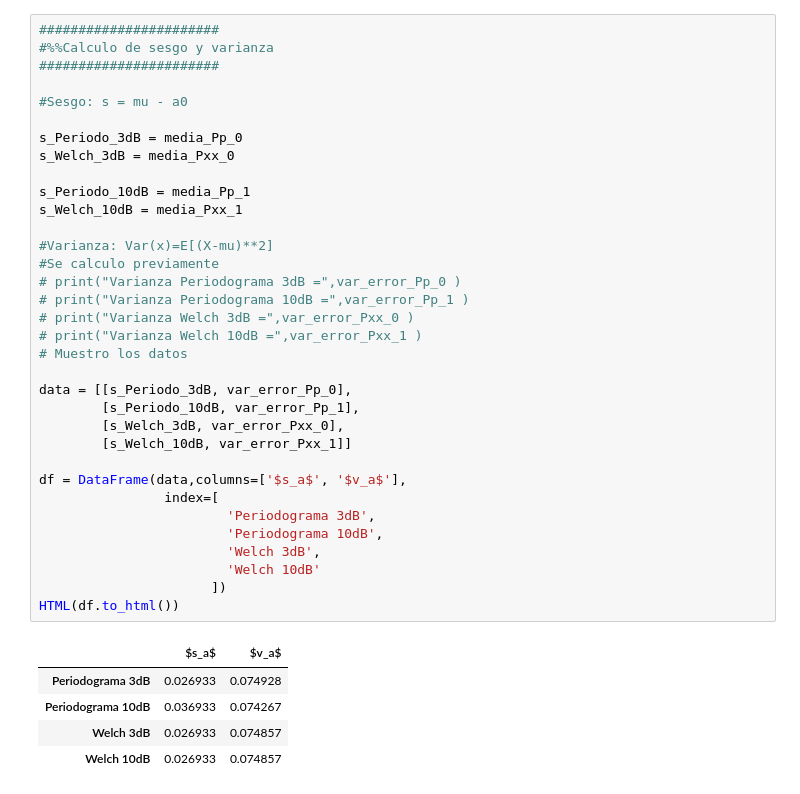
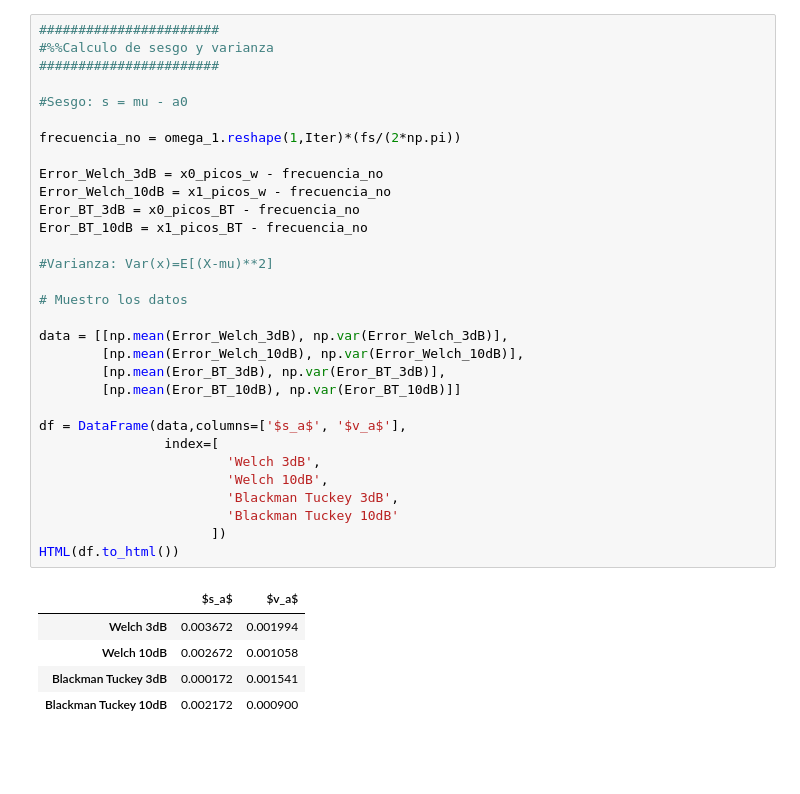
Before and after one commit to EmaOlay/PDS2021, a Jupyter notebook: TS8.ipynb, the cells around one changed output. Cells and saved outputs as stored; diff of their text form; blank space fills up the shorter version.

```diff
--- a/TS8.ipynb
+++ b/TS8.ipynb
@@ -453,40 +369,37 @@ Con lo cual intuyo que esta manteniendo una suerte de relacion de area.<br>
-# %%
-#######################
-#%%Calculo de sesgo y varianza
-#######################
-
-#Sesgo: s = mu - a0
-
-s_Periodo_3dB = media_Pp_0
-s_Welch_3dB = media_Pxx_0
-
-s_Periodo_10dB = media_Pp_1
-s_Welch_10dB = media_Pxx_1
-
-#Varianza: Var(x)=E[(X-mu)**2]
-#Se calculo previamente
-# print("Varianza Periodograma 3dB =",var_error_Pp_0 )
-# print("Varianza Periodograma 10dB =",var_error_Pp_1 )
-# print("Varianza Welch 3dB =",var_error_Pxx_0 )
-# print("Varianza Welch 10dB =",var_error_Pxx_1 )
-# Muestro los datos
-
-data = [[s_Periodo_3dB, var_error_Pp_0],
-        [s_Periodo_10dB, var_error_Pp_1],
-        [s_Welch_3dB, var_error_Pxx_0],
-        [s_Welch_10dB, var_error_Pxx_1]]
-
-df = DataFrame(data,columns=['$s_a$', '$v_a$'],
-                index=[
-                        'Periodograma 3dB',
-                        'Periodograma 10dB',
-                        'Welch 3dB',
-                        'Welch 10dB'
-                      ])
-HTML(df.to_html())
-# %% [output]
-|  | $s_a$ | $v_a$ |
-| Periodograma 3dB | 0.026933 | 0.074928 |
-| Periodograma 10dB | 0.036933 | 0.074267 |
-| Welch 3dB | 0.026933 | 0.074857 |
-| Welch 10dB | 0.026933 | 0.074857 |
+# %%
+#######################
+#%%Calculo de sesgo y varianza
+#######################
+
+#Sesgo: s = mu - a0
+
+frecuencia_no = omega_1.reshape(1,Iter)*(fs/(2*np.pi))
+
+Error_Welch_3dB = x0_picos_w - frecuencia_no
+Error_Welch_10dB = x1_picos_w - frecuencia_no
+Eror_BT_3dB = x0_picos_BT - frecuencia_no
+Eror_BT_10dB = x1_picos_BT - frecuencia_no
+
+#Varianza: Var(x)=E[(X-mu)**2]
+
+# Muestro los datos
+
+data = [[np.mean(Error_Welch_3dB), np.var(Error_Welch_3dB)],
+        [np.mean(Error_Welch_10dB), np.var(Error_Welch_10dB)],
+        [np.mean(Eror_BT_3dB), np.var(Eror_BT_3dB)],
+        [np.mean(Eror_BT_10dB), np.var(Eror_BT_10dB)]]
+
+df = DataFrame(data,columns=['$s_a$', '$v_a$'],
+                index=[
+                        'Welch 3dB',
+                        'Welch 10dB',
+                        'Blackman Tuckey 3dB',
+                        'Blackman Tuckey 10dB'
+                      ])
+HTML(df.to_html())
+# %% [output]
+|  | $s_a$ | $v_a$ |
+| Welch 3dB | 0.003672 | 0.001994 |
+| Welch 10dB | 0.002672 | 0.001058 |
+| Blackman Tuckey 3dB | 0.000172 | 0.001541 |
+| Blackman Tuckey 10dB | 0.002172 | 0.000900 |
```
Also changed, not shown: parts of 16 cells of this notebook, 3 other files.
